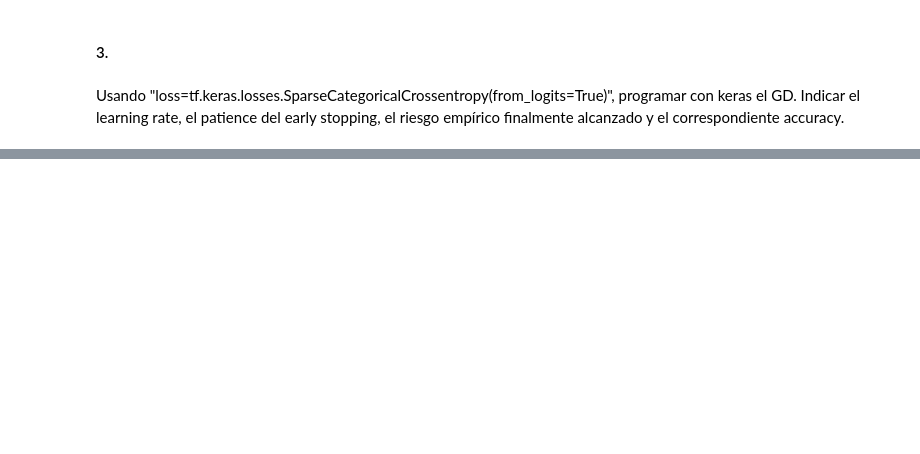
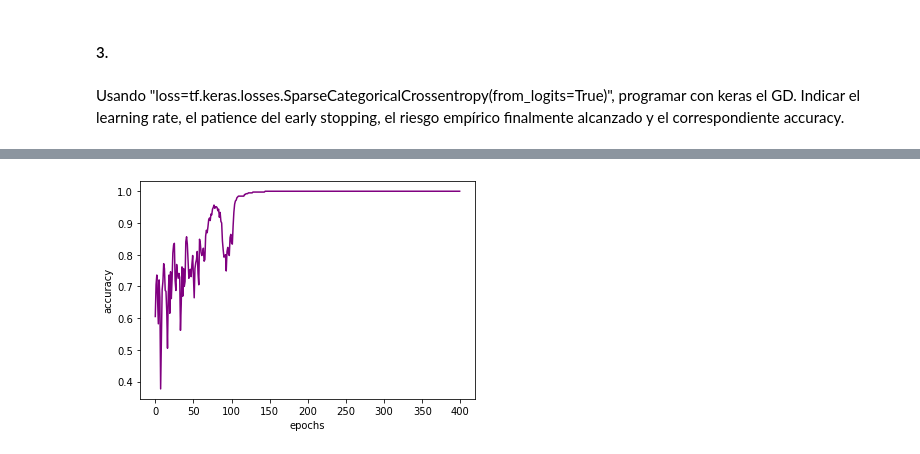
Before and after one commit to Nacho2904/CURSO-LEARNING1, a Jupyter notebook: regresion_logistica.ipynb, the cells around one changed output, grey strips where cells are left out. Cells and saved outputs as stored; diff of their text form; code cells hidden in the pictures; blank space fills up the shorter version.

```diff
--- a/regresion_logistica.ipynb
+++ b/regresion_logistica.ipynb
@@ -234,0 +421,6 @@ Epoch 2/1000
+# %%
+sns.lineplot(x=x_axis, y=accuracy, color = "purple")
+plt.xlabel("epochs")
+plt.ylabel("accuracy");
+# %% [output]
+[figure, added]
```
Also changed, not shown: parts of 33 cells of this notebook.
